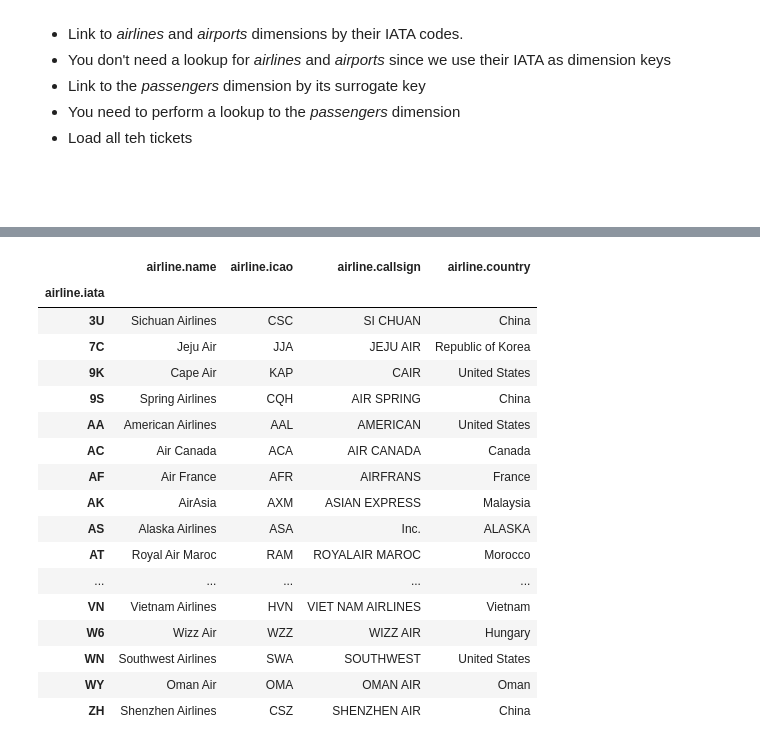
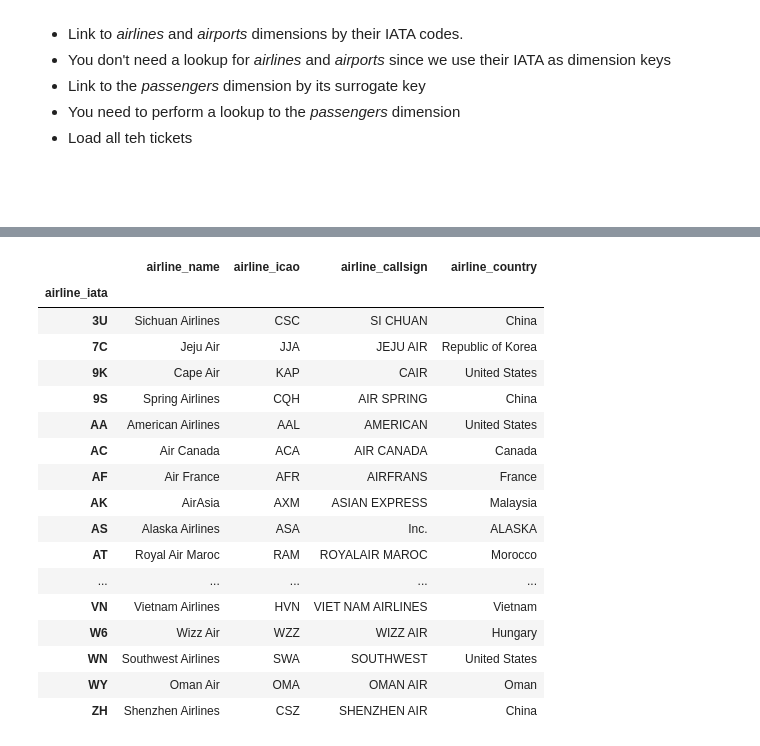
Before and after one commit to rgiosa10/data-modeling-cr, a Jupyter notebook: main.ipynb, the cells around one changed output, grey strips where cells are left out. Saved outputs shown, nothing was run; the diff lists cells and outputs as text; code cells hidden in the pictures.

Commit message:
Rename columns and updated data model to reflect as well

```diff
--- a/main.ipynb
+++ b/main.ipynb
@@ -180,7 +180,17 @@ airlines_df = df
 airline_cols = ['airline.iata', 'airline.name','airline.icao', 'airline.callsign', 'airline.country']
 airlines_df = airlines_df.groupby(airline_cols).all()
 airlines_df = airlines_df.reset_index().loc[:, airline_cols]
-airlines_df.set_index('airline.iata', inplace=True)
+
+
+airlines_df = airlines_df.rename(columns={
+    'airline.iata': 'airline_iata',
+    'airline.name':'airline_name',
+    'airline.icao':'airline_icao',
+    'airline.callsign':'airline_callsign',
+    'airline.country':'airline_country',
+    })
+
+airlines_df.set_index('airline_iata', inplace=True)
 
 logger.info(f"airlines dim - found {len(airlines_df.index)} rows")
 
@@ -190,5 +200,5 @@ display(airlines_df)
-|  | airline.name | airline.icao | airline.callsign | airline.country |
-| airline.iata |  |  |  |  |
+|  | airline_name | airline_icao | airline_callsign | airline_country |
+| airline_iata |  |  |  |  |
 | 3U | Sichuan Airlines | CSC | SI CHUAN | China |
 | 7C | Jeju Air | JJA | JEJU AIR | Republic of Korea |
 | 9K | Cape Air | KAP | CAIR | United States |
```
Also changed, not shown: parts of 9 cells of this notebook, 1 other file.
